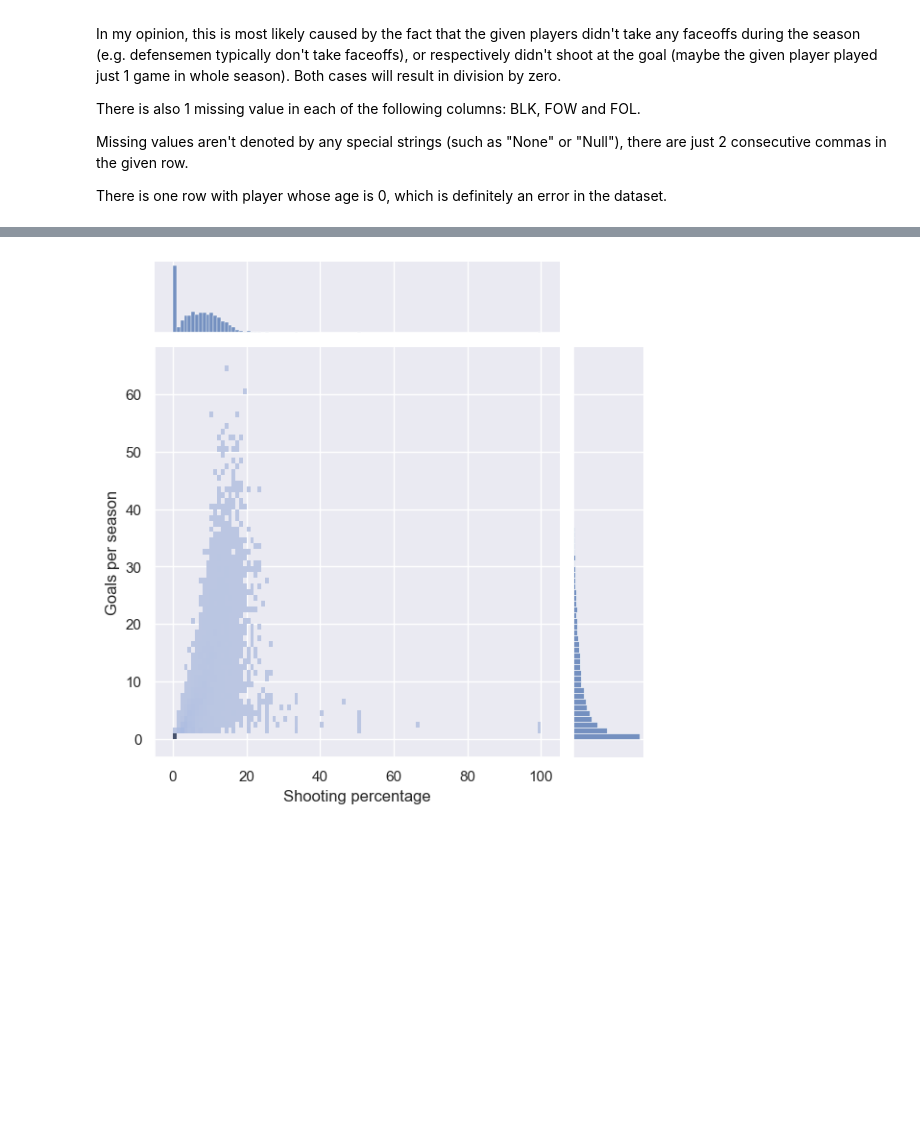
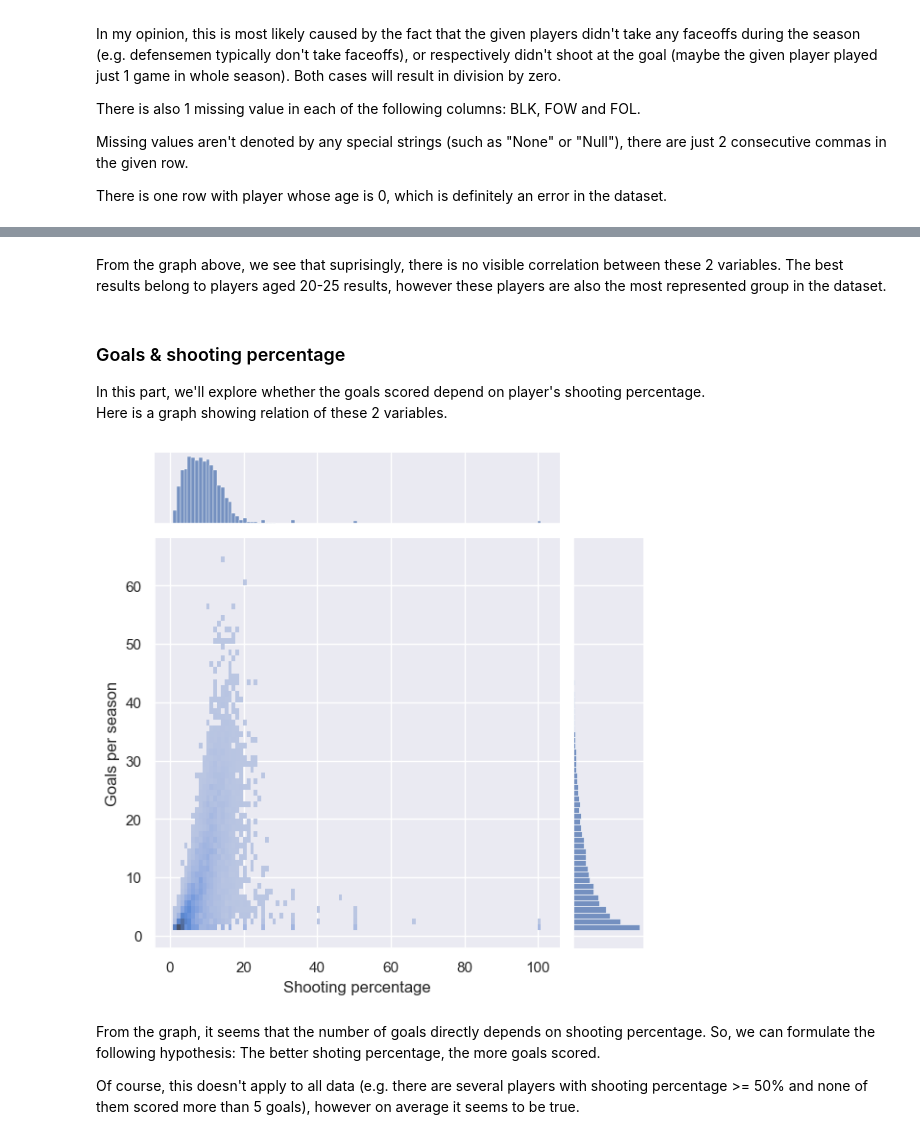
Before and after one commit to VL-CZ/NDBI048-data-science, a Jupyter notebook: homework/NHL-data-report.ipynb, the cells around one changed output, grey strips where cells are left out. Drawn from its saved outputs; the diff is of its cells as text; code cells hidden in the pictures; blank space fills up the shorter version.

Commit message:
HW1: explor. analysis added

```diff
--- a/homework/NHL-data-report.ipynb
+++ b/homework/NHL-data-report.ipynb
@@ -154,3 +146,5 @@ There is one row with player whose age is 0, which is definitely an error in the
+# %%
+df = df.loc[df["G"] > 0]
 # %%
 g = sns.JointGrid(data=df, x="Age",y="G")
 g1 = g.plot(sns.histplot, sns.histplot, discrete=True)
@@ -160,9 +154,18 @@ g2 = g1.set_axis_labels("Age", "Goals per season")
+# %% [markdown]
+From the graph above, we see that suprisingly, there is no visible correlation between these 2 variables. The best results belong to players aged 20-25 results, however these players are also the most represented group in the dataset.
+# %% [markdown]
+### Goals & shooting percentage
+In this part, we'll explore whether the goals scored depend on player's shooting percentage.
+Here is a graph showing relation of these 2 variables.
 # %%
-g = sns.JointGrid(data=df, x="S_percent",y="G")
+df_scored = df.loc[df["S_percent"] > 0]
+g = sns.JointGrid(data=df_scored, x="S_percent",y="G")
 g1 = g.plot(sns.histplot, sns.histplot, binwidth=1)
 g2 = g1.set_axis_labels("Shooting percentage", "Goals per season")
-
-# pt = pd.pivot_table(df, values='Rk', index='G', columns='S_percent', aggfunc='count')
-# sns.heatmap(pt, norm = LogNorm())
 # %% [output]
-[figure, old version]
+[figure, new version]
+# %% [markdown]
+From the graph, it seems that the number of goals directly depends on shooting percentage.
+So, we can formulate the following hypothesis: The better shoting percentage, the more goals scored.
+
+Of course, this doesn't apply to all data (e.g. there are several players with shooting percentage >= 50% and none of them scored more than 5 goals), however on average it seems to be true.
```
Also changed, not shown: parts of 16 cells of this notebook, 1 other file.
